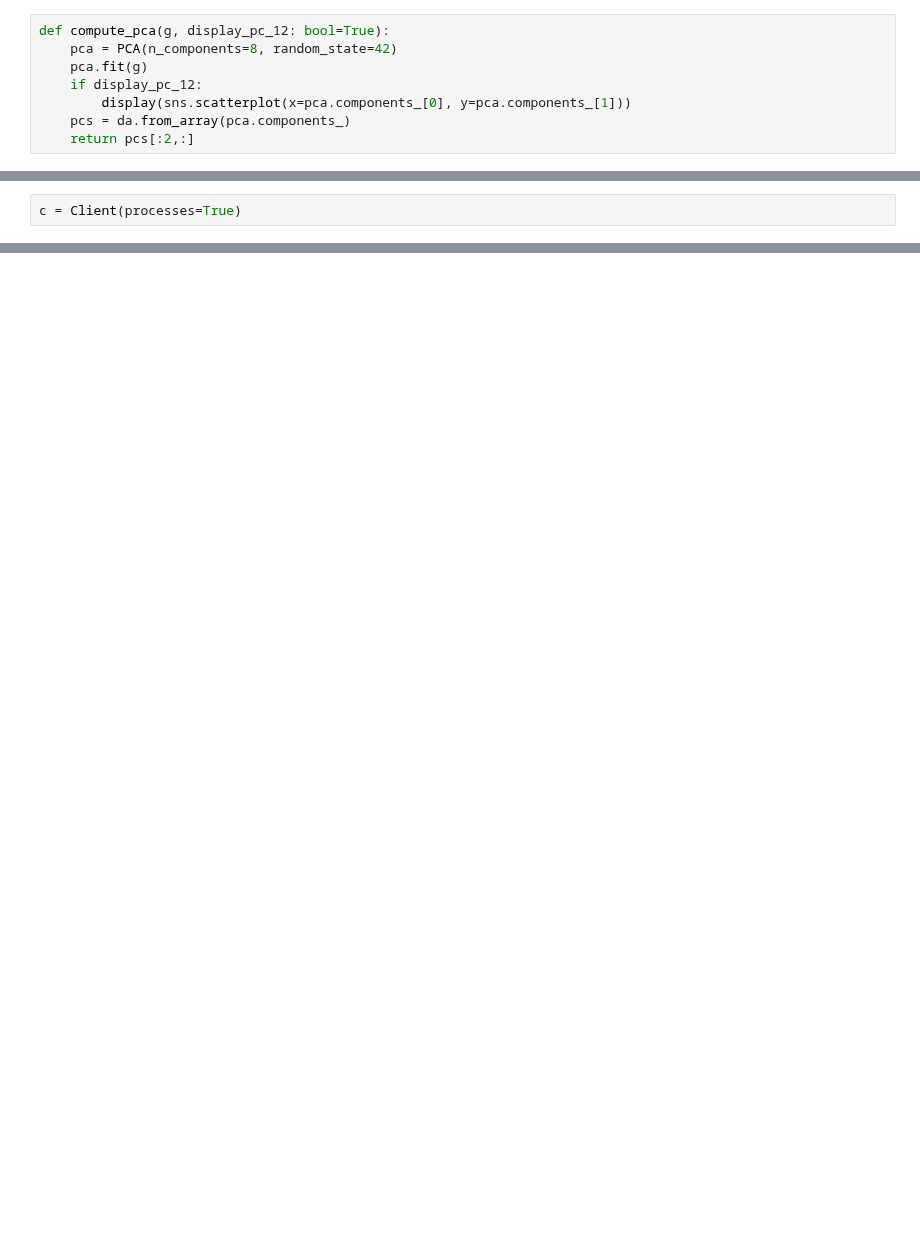
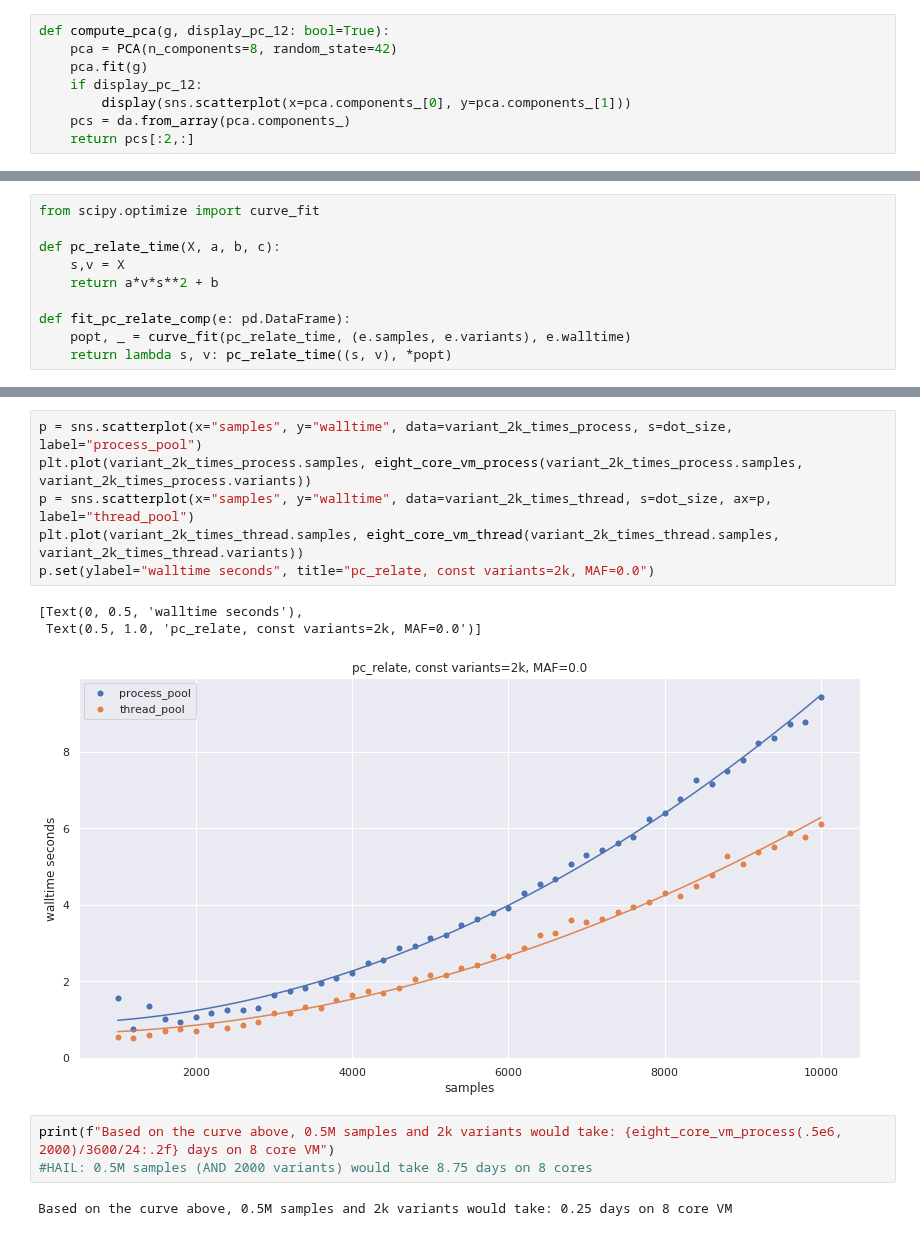
Before and after one commit to related-sciences/gwas-analysis, a Jupyter notebook: notebooks/platform/xarray/pc_relate/pc_relate_dask_benchmark.ipynb, the cells around one changed output, grey strips where cells are left out. Saved outputs shown, nothing was run; the diff lists cells and outputs as text; blank space fills up the shorter version.

```diff
--- a/notebooks/platform/xarray/pc_relate/pc_relate_dask_benchmark.ipynb
+++ b/notebooks/platform/xarray/pc_relate/pc_relate_dask_benchmark.ipynb
@@ -81,2 +63,0 @@ s: 10000, time: 21.43 sec
-# %%
-c = Client(processes=True)
@@ -109,0 +88,10 @@ p.legend(["block_size=samples", "block_size=2cores", "block_size=3cores", "block
+# %%
+from scipy.optimize import curve_fit
+
+def pc_relate_time(X, a, b, c):
+    s,v = X
+    return a*v*s**2 + b
+
+def fit_pc_relate_comp(e: pd.DataFrame):
+    popt, _ = curve_fit(pc_relate_time, (e.samples, e.variants), e.walltime)
+    return lambda s, v: pc_relate_time((s, v), *popt)
@@ -109,0 +137,15 @@ p.legend(["block_size=samples", "block_size=2cores", "block_size=3cores", "block
+# %%
+p = sns.scatterplot(x="samples", y="walltime", data=variant_2k_times_process, s=dot_size, label="process_pool")
+plt.plot(variant_2k_times_process.samples, eight_core_vm_process(variant_2k_times_process.samples, variant_2k_times_process.variants))
+p = sns.scatterplot(x="samples", y="walltime", data=variant_2k_times_thread, s=dot_size, ax=p, label="thread_pool")
+plt.plot(variant_2k_times_thread.samples, eight_core_vm_thread(variant_2k_times_thread.samples, variant_2k_times_thread.variants))
+p.set(ylabel="walltime seconds", title="pc_relate, const variants=2k, MAF=0.0")
+# %% [output]
+[Text(0, 0.5, 'walltime seconds'),
+ Text(0.5, 1.0, 'pc_relate, const variants=2k, MAF=0.0')]
+[figure, added]
+# %%
+print(f"Based on the curve above, 0.5M samples and 2k variants would take: {eight_core_vm_process(.5e6, 2000)/3600/24:.2f} days on 8 core VM")
+#HAIL: 0.5M samples (AND 2000 variants) would take 8.75 days on 8 cores
+# %% [output]
+Based on the curve above, 0.5M samples and 2k variants would take: 0.25 days on 8 core VM
```
Also changed, not shown: parts of 42 cells of this notebook, 12 other files.
